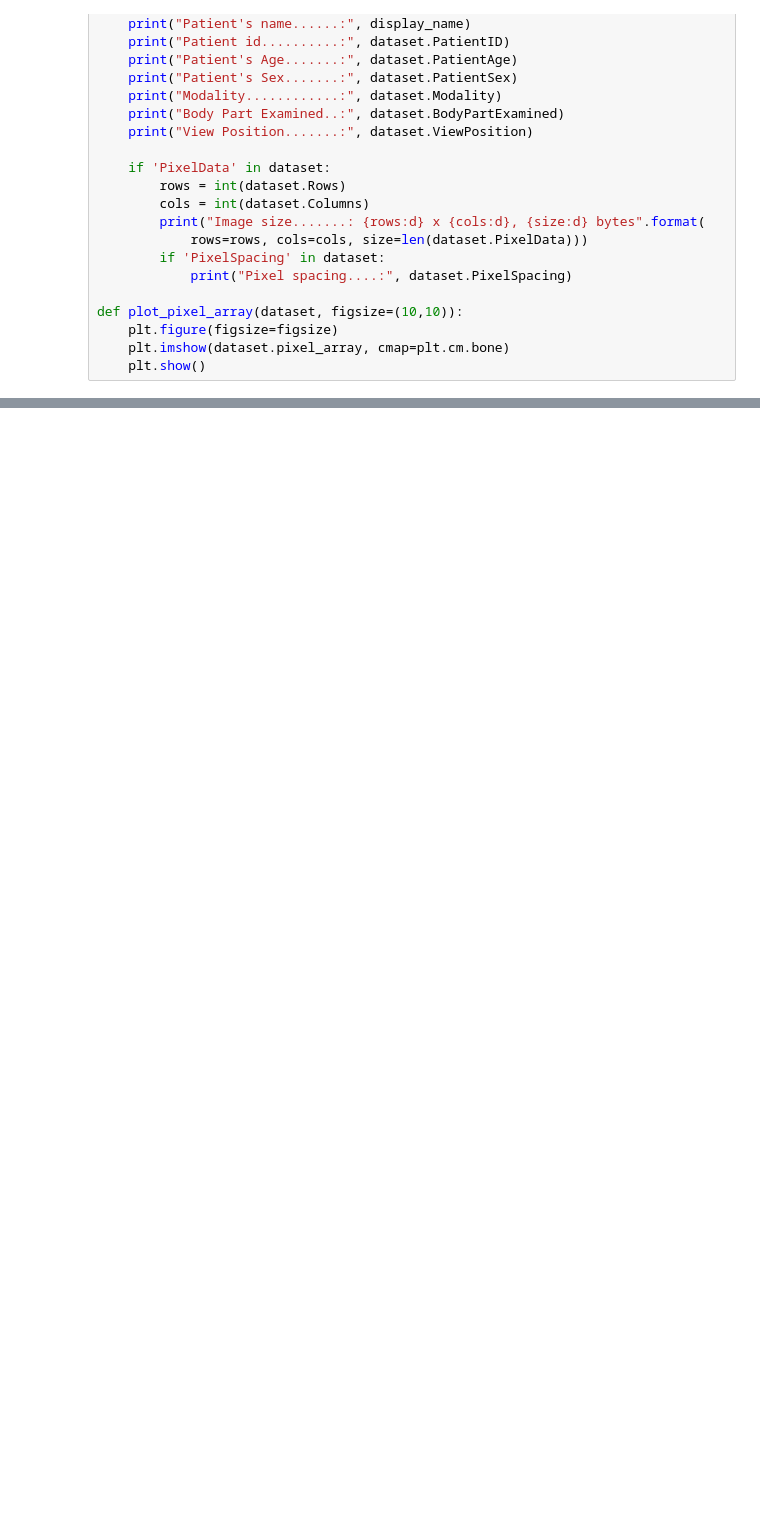
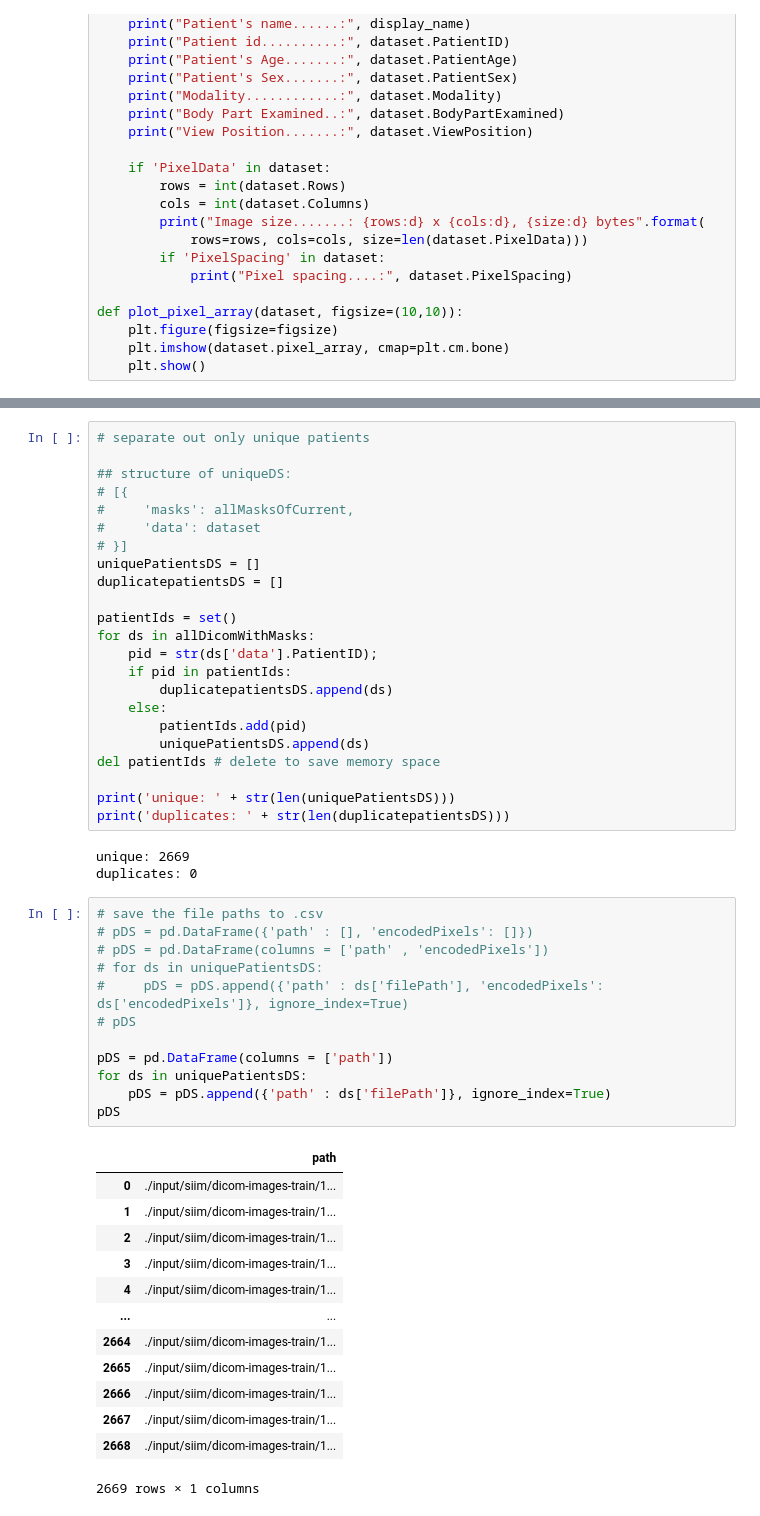
Before and after one commit to mfaizanse/mlmi-siim, a Jupyter notebook: reading_data.ipynb, the cells around one changed output, grey strips where cells are left out. Cells and saved outputs as stored; diff of their text form; blank space fills up the shorter version.

```diff
--- a/reading_data.ipynb
+++ b/reading_data.ipynb
@@ -167,0 +172,52 @@ Total masks found:  147
+# %%
+# separate out only unique patients
+
+## structure of uniqueDS:
+# [{
+#     'masks': allMasksOfCurrent,
+#     'data': dataset
+# }]
+uniquePatientsDS = []
+duplicatepatientsDS = []
+
+patientIds = set()
+for ds in allDicomWithMasks:
+    pid = str(ds['data'].PatientID);
+    if pid in patientIds:
+        duplicatepatientsDS.append(ds)
+    else:
+        patientIds.add(pid)
+        uniquePatientsDS.append(ds)
+del patientIds # delete to save memory space
+
+print('unique: ' + str(len(uniquePatientsDS)))
+print('duplicates: ' + str(len(duplicatepatientsDS)))
+# %% [output]
+unique: 2669
+duplicates: 0
+# %%
+# save the file paths to .csv
+# pDS = pd.DataFrame({'path' : [], 'encodedPixels': []})
+# pDS = pd.DataFrame(columns = ['path' , 'encodedPixels'])
+# for ds in uniquePatientsDS:
+#     pDS = pDS.append({'path' : ds['filePath'], 'encodedPixels': ds['encodedPixels']}, ignore_index=True)
+# pDS
+
+pDS = pd.DataFrame(columns = ['path'])
+for ds in uniquePatientsDS:
+    pDS = pDS.append({'path' : ds['filePath']}, ignore_index=True)
+pDS
+# %% [output]
+|  | path |
+| 0 | ./input/siim/dicom-images-train/1... |
+| 1 | ./input/siim/dicom-images-train/1... |
+| 2 | ./input/siim/dicom-images-train/1... |
+| 3 | ./input/siim/dicom-images-train/1... |
+| 4 | ./input/siim/dicom-images-train/1... |
+| ... | ... |
+| 2664 | ./input/siim/dicom-images-train/1... |
+| 2665 | ./input/siim/dicom-images-train/1... |
+| 2666 | ./input/siim/dicom-images-train/1... |
+| 2667 | ./input/siim/dicom-images-train/1... |
+| 2668 | ./input/siim/dicom-images-train/1... |
+2669 rows × 1 columns
```
Also changed, not shown: parts of 17 cells of this notebook, 6 other files.
